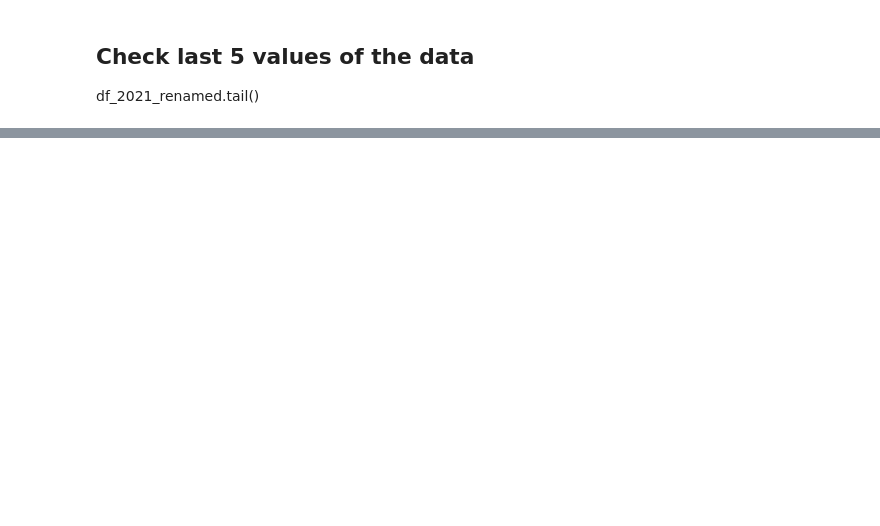
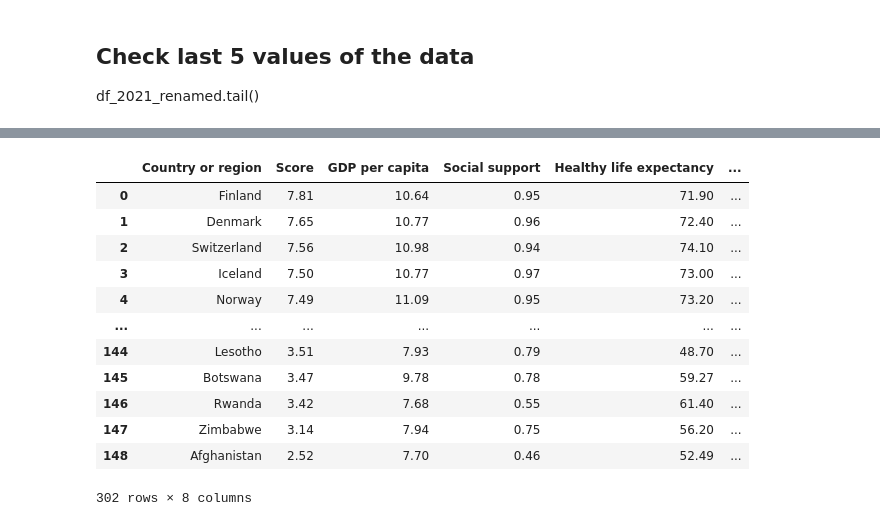
Before and after one commit to ouzgrp/project1bootcamp, a Jupyter notebook: Happiness Project.ipynb, the cells around one changed output, grey strips where cells are left out. Cells and saved outputs as stored; diff of their text form; code cells hidden in the pictures; blank space fills up the shorter version.

```diff
--- a/Happiness Project.ipynb
+++ b/Happiness Project.ipynb
@@ -186 +170,17 @@ combined_countries_without_year = combined_countries[['Country or region', 'Scor
+# %%
+combined_countries_without_year.round(decimals = 2)
+# %% [output]
+|  | Country or region | Score | GDP per capita | Social support | Healthy life expectancy | ... |
+| 0 | Finland | 7.81 | 10.64 | 0.95 | 71.90 | ... |
+| 1 | Denmark | 7.65 | 10.77 | 0.96 | 72.40 | ... |
+| 2 | Switzerland | 7.56 | 10.98 | 0.94 | 74.10 | ... |
+| 3 | Iceland | 7.50 | 10.77 | 0.97 | 73.00 | ... |
+| 4 | Norway | 7.49 | 11.09 | 0.95 | 73.20 | ... |
+| ... | ... | ... | ... | ... | ... | ... |
+| 144 | Lesotho | 3.51 | 7.93 | 0.79 | 48.70 | ... |
+| 145 | Botswana | 3.47 | 9.78 | 0.78 | 59.27 | ... |
+| 146 | Rwanda | 3.42 | 7.68 | 0.55 | 61.40 | ... |
+| 147 | Zimbabwe | 3.14 | 7.94 | 0.75 | 56.20 | ... |
+| 148 | Afghanistan | 2.52 | 7.70 | 0.46 | 52.49 | ... |
+302 rows × 8 columns
 # %%
```
Also changed, not shown: parts of 12 cells of this notebook, 3 other files.
